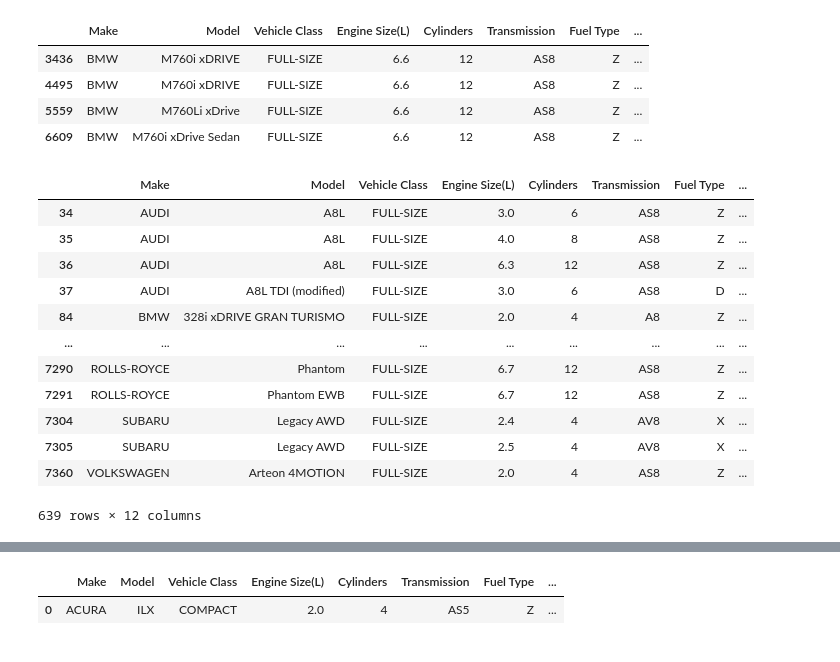
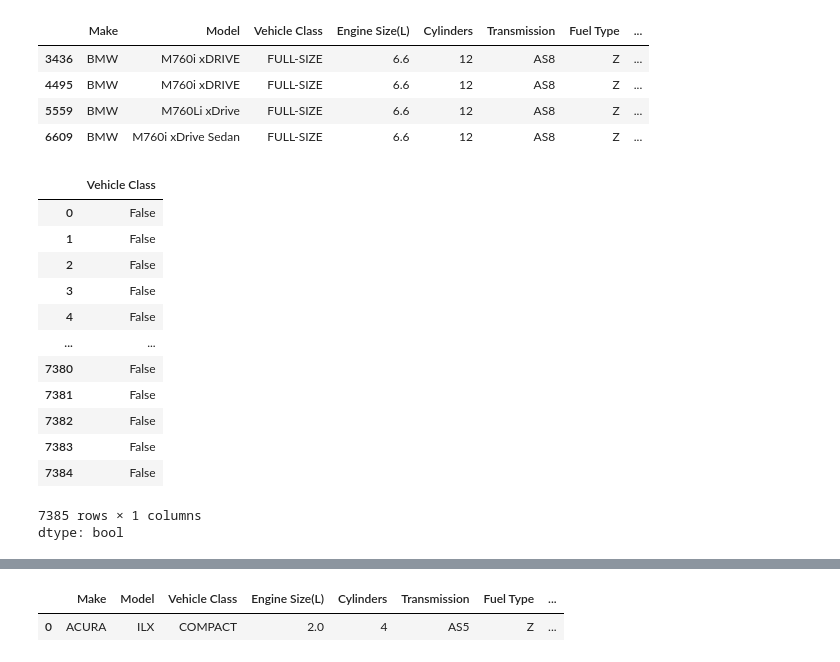
Before and after one commit to shivani14012004/course-of-python, a Jupyter notebook: DataScience_operations.ipynb, the cells around one changed output, grey strips where cells are left out. Drawn from its saved outputs; the diff is of its cells as text; code cells hidden in the pictures.

```diff
--- a/DataScience_operations.ipynb
+++ b/DataScience_operations.ipynb
@@ -103,19 +103,20 @@ c.query("Make=='BMW' and `Engine Size(L)`>6")
 # %%
 #Access/Filter data using Indexing
 #Boolean Indexing
 
-c[c['Vehicle Class'] =='FULL-SIZE']
+c['Vehicle Class'] =='FULL-SIZE'
 # %% [output]
-|  | Make | Model | Vehicle Class | Engine Size(L) | Cylinders | Transmission | Fuel Type | ... |
-| 34 | AUDI | A8L | FULL-SIZE | 3.0 | 6 | AS8 | Z | ... |
-| 35 | AUDI | A8L | FULL-SIZE | 4.0 | 8 | AS8 | Z | ... |
-| 36 | AUDI | A8L | FULL-SIZE | 6.3 | 12 | AS8 | Z | ... |
-| 37 | AUDI | A8L TDI (modified) | FULL-SIZE | 3.0 | 6 | AS8 | D | ... |
-| 84 | BMW | 328i xDRIVE GRAN TURISMO | FULL-SIZE | 2.0 | 4 | A8 | Z | ... |
-| ... | ... | ... | ... | ... | ... | ... | ... | ... |
-| 7290 | ROLLS-ROYCE | Phantom | FULL-SIZE | 6.7 | 12 | AS8 | Z | ... |
-| 7291 | ROLLS-ROYCE | Phantom EWB | FULL-SIZE | 6.7 | 12 | AS8 | Z | ... |
-| 7304 | SUBARU | Legacy AWD | FULL-SIZE | 2.4 | 4 | AV8 | X | ... |
-| 7305 | SUBARU | Legacy AWD | FULL-SIZE | 2.5 | 4 | AV8 | X | ... |
-| 7360 | VOLKSWAGEN | Arteon 4MOTION | FULL-SIZE | 2.0 | 4 | AS8 | Z | ... |
+|  | Vehicle Class |
+| 0 | False |
+| 1 | False |
+| 2 | False |
+| 3 | False |
+| 4 | False |
+| ... | ... |
+| 7380 | False |
+| 7381 | False |
+| 7382 | False |
+| 7383 | False |
+| 7384 | False |
-639 rows × 12 columns
+7385 rows × 1 columns
+dtype: bool
```
Also changed, not shown: parts of 27 cells of this notebook.
